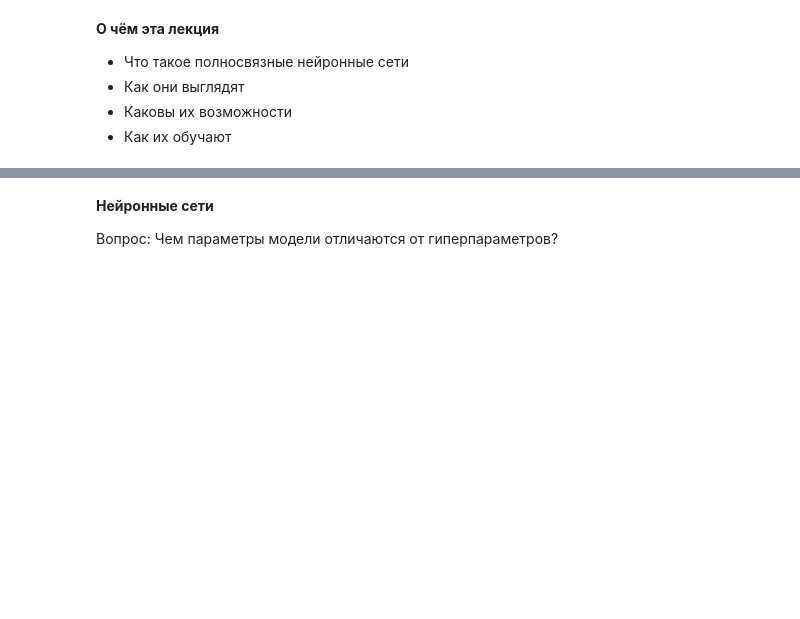
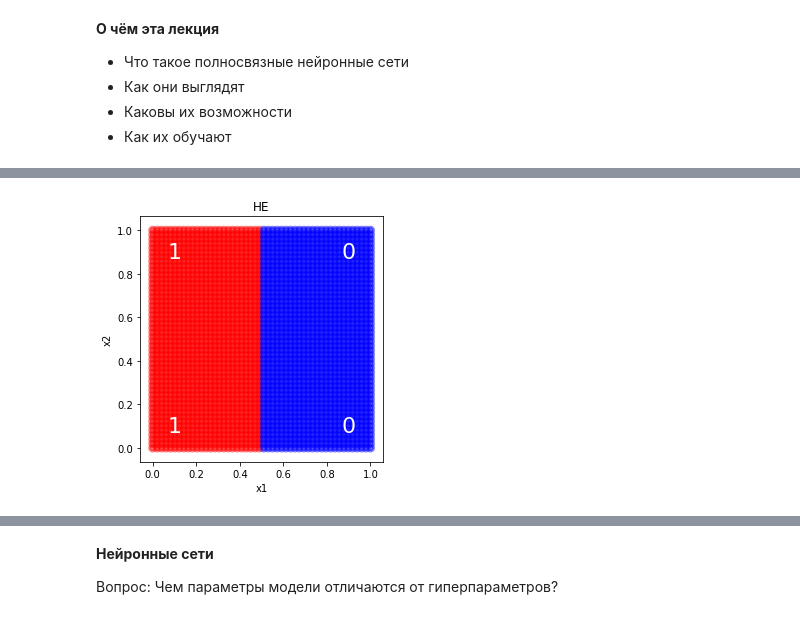
Before and after one commit to keanpantraw/ssu_ds_course, a Jupyter notebook: Лекция 3. Полносвязные нейронные сети.ipynb, the cells around one changed output, grey strips where cells are left out. Saved outputs shown, nothing was run; the diff lists cells and outputs as text; code cells hidden in the pictures; blank space fills up the shorter version.

```diff
--- a/Лекция 3. Полносвязные нейронные сети.ipynb
+++ b/Лекция 3. Полносвязные нейронные сети.ipynb
@@ -50,0 +123,5 @@ __Что НЕ может один нейрон?__
+# %%
+plot_surface(lambda x1,x2: -x1+0.5>0, "НЕ")
+plt.savefig("not.png")
+# %% [output]
+[figure, added]
```
Also changed, not shown: parts of 58 cells of this notebook, 13 other files.
